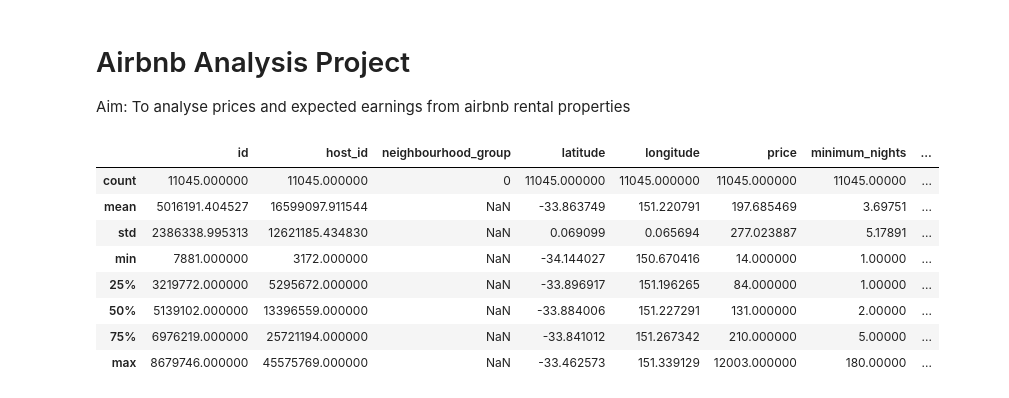
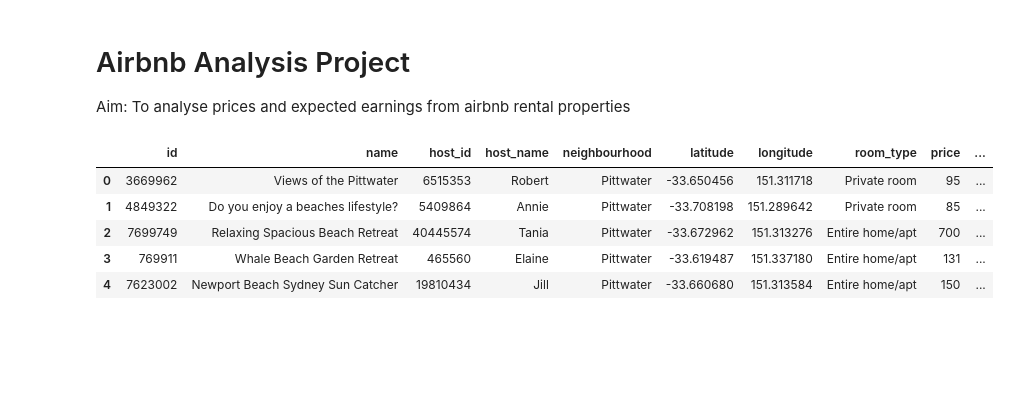
Before and after one commit to apguerrera/airbnb, a Jupyter notebook: airbnb-project-adrian.ipynb, the cells around one changed output. Drawn from its saved outputs; the diff is of its cells as text; code cells hidden in the pictures; blank space fills up the shorter version.

```diff
--- a/airbnb-project-adrian.ipynb
+++ b/airbnb-project-adrian.ipynb
@@ -14,14 +14,11 @@ import matplotlib.pyplot as plt
 listings_data = pd.read_csv("sydney/oct15/listings.csv", )
 listings_data2 = pd.read_csv("sydney/oct15/listings2.csv", )
 # %%
-listings_data.describe()
+listings_data.head()
 # %% [output]
-|  | id | host_id | neighbourhood_group | latitude | longitude | price | minimum_nights | ... |
-| count | 11045.000000 | 11045.000000 | 0 | 11045.000000 | 11045.000000 | 11045.000000 | 11045.00000 | ... |
-| mean | 5016191.404527 | 16599097.911544 | NaN | -33.863749 | 151.220791 | 197.685469 | 3.69751 | ... |
-| std | 2386338.995313 | 12621185.434830 | NaN | 0.069099 | 0.065694 | 277.023887 | 5.17891 | ... |
-| min | 7881.000000 | 3172.000000 | NaN | -34.144027 | 150.670416 | 14.000000 | 1.00000 | ... |
-| 25% | 3219772.000000 | 5295672.000000 | NaN | -33.896917 | 151.196265 | 84.000000 | 1.00000 | ... |
-| 50% | 5139102.000000 | 13396559.000000 | NaN | -33.884006 | 151.227291 | 131.000000 | 2.00000 | ... |
-| 75% | 6976219.000000 | 25721194.000000 | NaN | -33.841012 | 151.267342 | 210.000000 | 5.00000 | ... |
-| max | 8679746.000000 | 45575769.000000 | NaN | -33.462573 | 151.339129 | 12003.000000 | 180.00000 | ... |
+|  | id | name | host_id | host_name | neighbourhood | latitude | longitude | room_type | price | ... |
+| 0 | 3669962 | Views of the Pittwater | 6515353 | Robert | Pittwater | -33.650456 | 151.311718 | Private room | 95 | ... |
+| 1 | 4849322 | Do you enjoy a beaches lifestyle? | 5409864 | Annie | Pittwater | -33.708198 | 151.289642 | Private room | 85 | ... |
+| 2 | 7699749 | Relaxing Spacious Beach Retreat | 40445574 | Tania | Pittwater | -33.672962 | 151.313276 | Entire home/apt | 700 | ... |
+| 3 | 769911 | Whale Beach Garden Retreat | 465560 | Elaine | Pittwater | -33.619487 | 151.337180 | Entire home/apt | 131 | ... |
+| 4 | 7623002 | Newport Beach Sydney Sun Catcher | 19810434 | Jill | Pittwater | -33.660680 | 151.313584 | Entire home/apt | 150 | ... |
```
Also changed, not shown: parts of 12 cells of this notebook.
